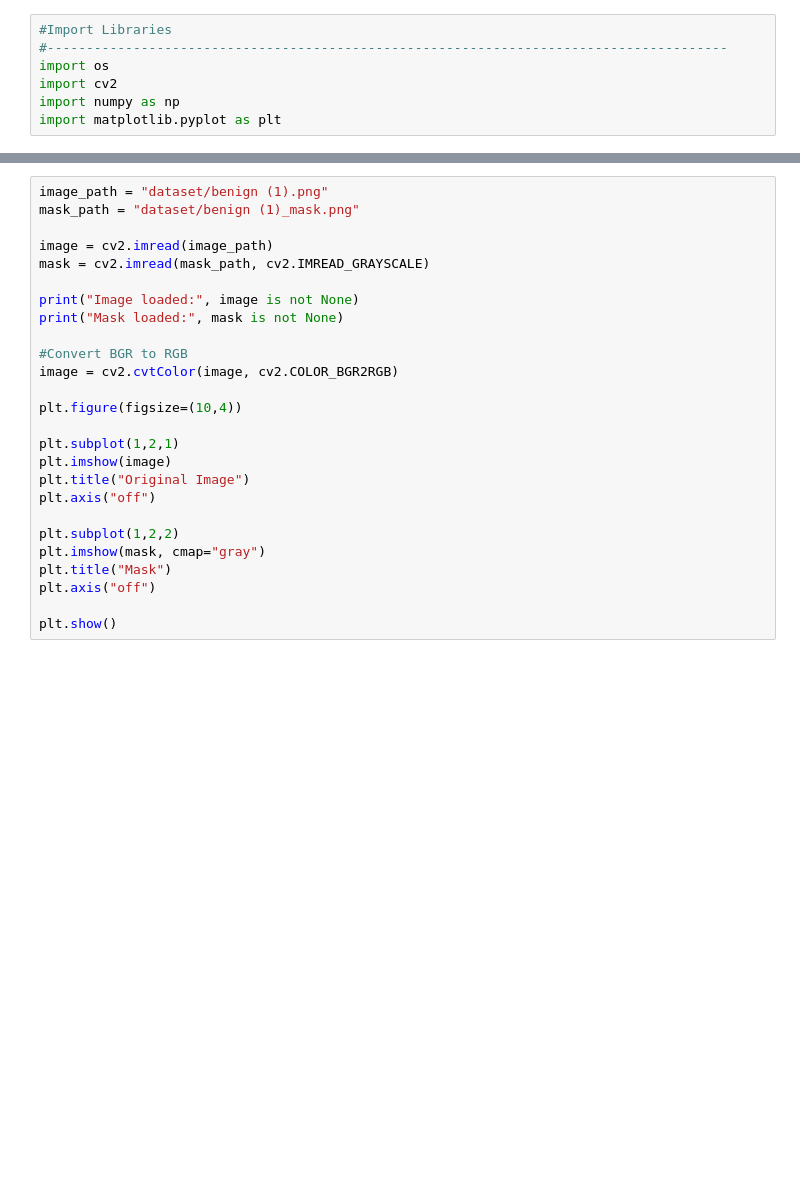
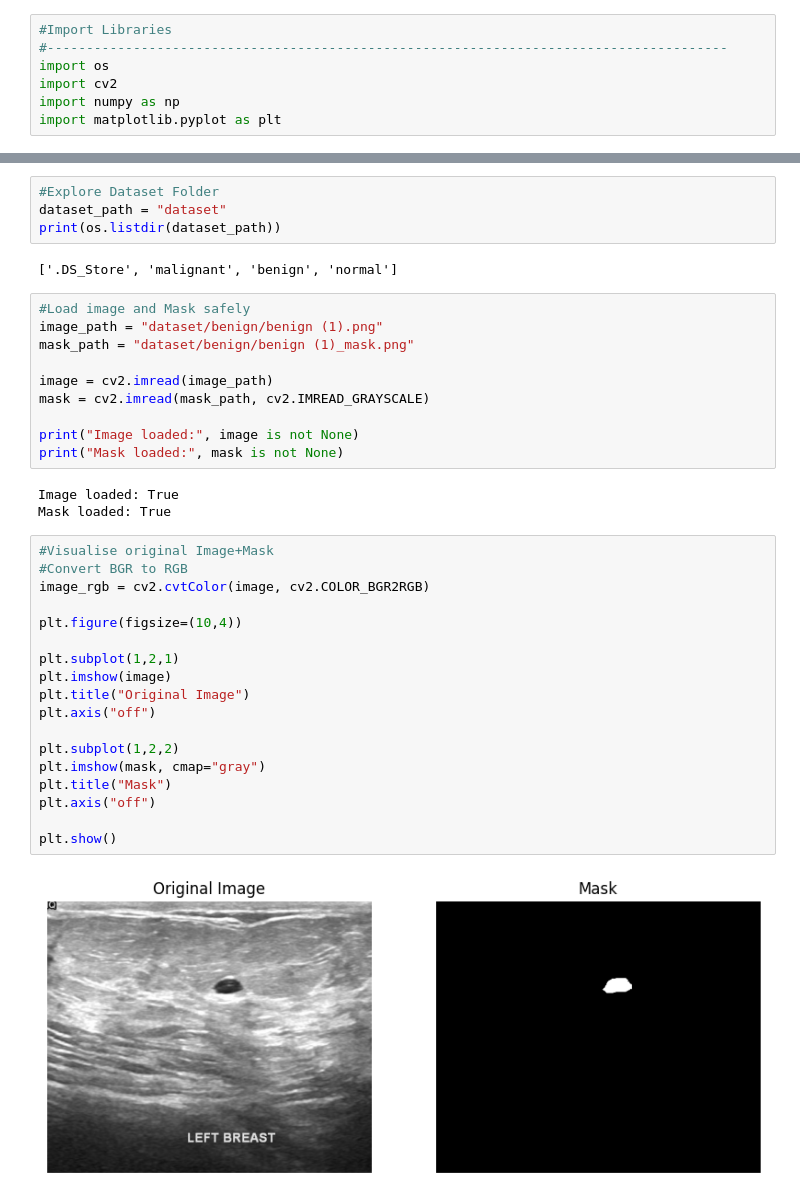
Before and after one commit to tdev2000/Breast_Cancer_WebApplication, a Jupyter notebook: backend/ai/model_training.ipynb, the cells around one changed output, grey strips where cells are left out. Cells and saved outputs as stored; diff of their text form; blank space fills up the shorter version.

```diff
--- a/backend/ai/model_training.ipynb
+++ b/backend/ai/model_training.ipynb
@@ -8,26 +21,39 @@ import matplotlib.pyplot as plt
+# %%
+#Explore Dataset Folder
+dataset_path = "dataset"
+print(os.listdir(dataset_path))
+# %% [output]
+['.DS_Store', 'malignant', 'benign', 'normal']
 # %%
-image_path = "dataset/benign (1).png"
-mask_path = "dataset/benign (1)_mask.png"
+#Load image and Mask safely
+image_path = "dataset/benign/benign (1).png"
+mask_path = "dataset/benign/benign (1)_mask.png"
 
 image = cv2.imread(image_path)
 mask = cv2.imread(mask_path, cv2.IMREAD_GRAYSCALE)
 
 print("Image loaded:", image is not None)
 print("Mask loaded:", mask is not None)
-
-#Convert BGR to RGB
-image = cv2.cvtColor(image, cv2.COLOR_BGR2RGB)
-
-plt.figure(figsize=(10,4))
-
-plt.subplot(1,2,1)
-plt.imshow(image)
-plt.title("Original Image")
-plt.axis("off")
-
-plt.subplot(1,2,2)
-plt.imshow(mask, cmap="gray")
-plt.title("Mask")
-plt.axis("off")
-
-plt.show()
+# %% [output]
+Image loaded: True
+Mask loaded: True
+# %%
+#Visualise original Image+Mask
+#Convert BGR to RGB
+image_rgb = cv2.cvtColor(image, cv2.COLOR_BGR2RGB)
+
+plt.figure(figsize=(10,4))
+
+plt.subplot(1,2,1)
+plt.imshow(image)
+plt.title("Original Image")
+plt.axis("off")
+
+plt.subplot(1,2,2)
+plt.imshow(mask, cmap="gray")
+plt.title("Mask")
+plt.axis("off")
+
+plt.show()
+# %% [output]
+[figure, added]
```
Also changed, not shown: parts of 18 cells of this notebook.
